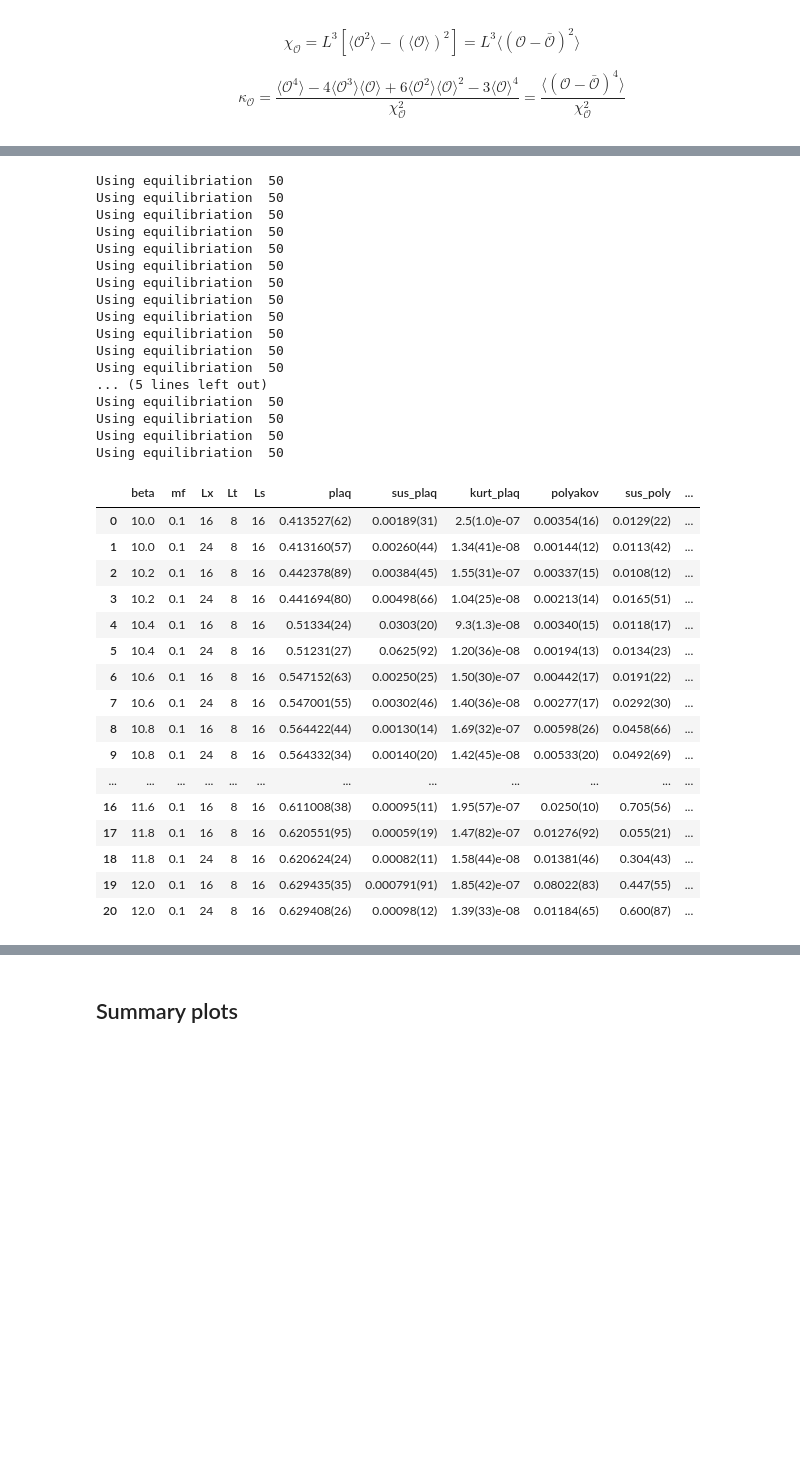
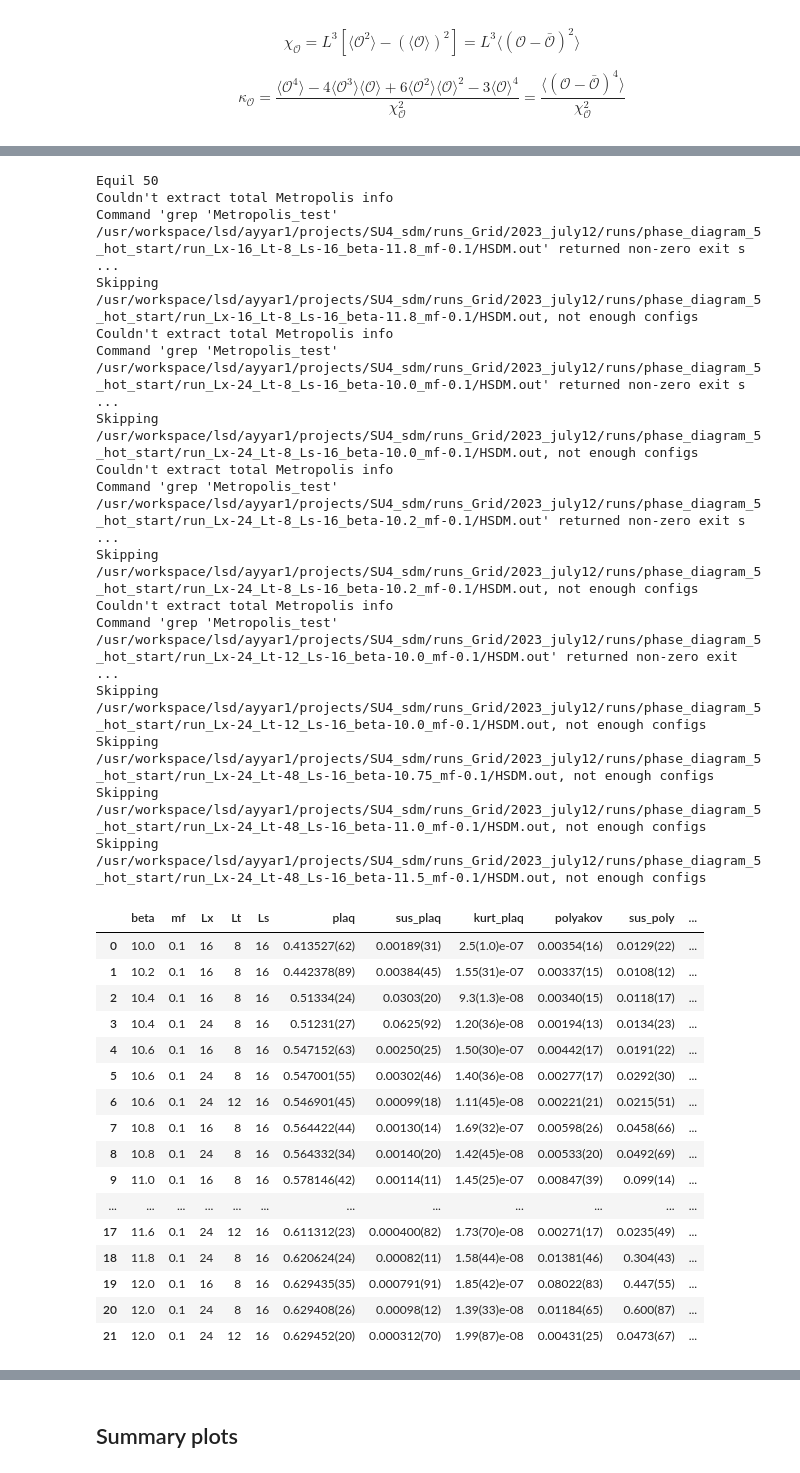
Before and after one commit to vmos1/su4_dm_grid_lsd, a Jupyter notebook: analysis/6b_HMC_compare_runs.ipynb, the cells around one changed output, grey strips where cells are left out. Drawn from its saved outputs; the diff is of its cells as text; code cells hidden in the pictures; blank space fills up the shorter version.

```diff
--- a/analysis/6b_HMC_compare_runs.ipynb
+++ b/analysis/6b_HMC_compare_runs.ipynb
@@ -207,8 +207,9 @@ def f_moments(y,L):
 
 def f_get_summary_data(df,L,dict1,equil=30):
     drop_idx=equil
-    print("Using equilibriation ", equil)
 
+    if df.shape[0]<=equil:
+        return dict1
 
     ## Plaquette
     y=df.Plaquette.values[drop_idx:]
@@ -279,6 +265,9 @@ top_dir='/usr/workspace/lsd/ayyar1/projects/SU4_sdm/runs_Grid/2023_july12/runs/p
 flist=glob.glob(top_dir+'run_Lx-%s_Lt-%s*'%(Lx,Lt))
 # print(flist)
 
+equil=50
+print("Equil",equil)
+
 for run_fldr in flist:
     fname=run_fldr+'/HSDM.out'
 #     print(fname)
@@ -290,68 +279,76 @@ for run_fldr in flist:
     # Read config file from folder
     input_dict=f_read_config(run_fldr+'/config.yaml')
 
-    df=f_parse_grid_data(fname)
+    try :
+        df=f_parse_grid_data(fname)
 #     display(df)
+    except Exception as e:
+        print(e,fname)
+        continue
+
+    if equil>=df.shape[0]:
+        print("Skipping %s, not enough configs"%(fname))
+        continue
 
     key='beta-%s_mf-%s_Lx-%s_Lt-%s'%(input_dict['beta'],input_dict['mf'],input_dict['Lx'],input_dict['Lt'])
 
     if input_dict['F_action'] =='Mobius_dwf': ## Add Ls in label for DWF
         key+='_Ls-%s'%(input_dict['dwf_Ls'])
 
     count=1
     while(key in data_dict.keys()): # If duplicate key, add suffix
         print("Key exists",key,fname)
         count+=1
         key=key+'_%s'%(count)
         if count>10: break
 
     data_dict[key]=df
 
     # Get summary data
     dict2={}
     for key in ['beta','mf','Lx','Lt']:   dict2[key]=input_dict[key]
     if input_dict['F_action'] =='Mobius_dwf': ## Add Ls in label for DWF
         dict2['Ls']=input_dict['dwf_Ls']
-    dict2=f_get_summary_data(df,input_dict['Lx'],dict2,50)
+    dict2=f_get_summary_data(df,input_dict['Lx'],dict2,equil)
 
     df_summary=pd.concat([df_summary,pd.DataFrame(dict2,index=[df_summary.shape[0]+1])])
 
+# Drop rows with no values
 df_summary=df_summary.sort_values(by=['beta','mf']).reset_index(drop=True)
 display(df_summary)
 # %% [output]
-Using equilibriation  50
-Using equilibriation  50
-Using equilibriation  50
-Using equilibriation  50
-Using equilibriation  50
-Using equilibriation  50
-Using equilibriation  50
-Using equilibriation  50
-Using equilibriation  50
-Using equilibriation  50
-Using equilibriation  50
-Using equilibriation  50
-... (5 lines left out)
-Using equilibriation  50
-Using equilibriation  50
-Using equilibriation  50
-Using equilibriation  50
+Equil 50
+Couldn't extract total Metropolis info
+Command 'grep 'Metropolis_test' /usr/workspace/lsd/ayyar1/projects/SU4_sdm/runs_Grid/2023_july12/runs/phase_diagram_5_hot_start/run_Lx-16_Lt-8_Ls-16_beta-11.8_mf-0.1/HSDM.out' returned non-zero exit s ...
+Skipping /usr/workspace/lsd/ayyar1/projects/SU4_sdm/runs_Grid/2023_july12/runs/phase_diagram_5_hot_start/run_Lx-16_Lt-8_Ls-16_beta-11.8_mf-0.1/HSDM.out, not enough configs
+Couldn't extract total Metropolis info
+Command 'grep 'Metropolis_test' /usr/workspace/lsd/ayyar1/projects/SU4_sdm/runs_Grid/2023_july12/runs/phase_diagram_5_hot_start/run_Lx-24_Lt-8_Ls-16_beta-10.0_mf-0.1/HSDM.out' returned non-zero exit s ...
+Skipping /usr/workspace/lsd/ayyar1/projects/SU4_sdm/runs_Grid/2023_july12/runs/phase_diagram_5_hot_start/run_Lx-24_Lt-8_Ls-16_beta-10.0_mf-0.1/HSDM.out, not enough configs
+Couldn't extract total Metropolis info
+Command 'grep 'Metropolis_test' /usr/workspace/lsd/ayyar1/projects/SU4_sdm/runs_Grid/2023_july12/runs/phase_diagram_5_hot_start/run_Lx-24_Lt-8_Ls-16_beta-10.2_mf-0.1/HSDM.out' returned non-zero exit s ...
+Skipping /usr/workspace/lsd/ayyar1/projects/SU4_sdm/runs_Grid/2023_july12/runs/phase_diagram_5_hot_start/run_Lx-24_Lt-8_Ls-16_beta-10.2_mf-0.1/HSDM.out, not enough configs
+Couldn't extract total Metropolis info
+Command 'grep 'Metropolis_test' /usr/workspace/lsd/ayyar1/projects/SU4_sdm/runs_Grid/2023_july12/runs/phase_diagram_5_hot_start/run_Lx-24_Lt-12_Ls-16_beta-10.0_mf-0.1/HSDM.out' returned non-zero exit  ...
+Skipping /usr/workspace/lsd/ayyar1/projects/SU4_sdm/runs_Grid/2023_july12/runs/phase_diagram_5_hot_start/run_Lx-24_Lt-12_Ls-16_beta-10.0_mf-0.1/HSDM.out, not enough configs
+Skipping /usr/workspace/lsd/ayyar1/projects/SU4_sdm/runs_Grid/2023_july12/runs/phase_diagram_5_hot_start/run_Lx-24_Lt-48_Ls-16_beta-10.75_mf-0.1/HSDM.out, not enough configs
+Skipping /usr/workspace/lsd/ayyar1/projects/SU4_sdm/runs_Grid/2023_july12/runs/phase_diagram_5_hot_start/run_Lx-24_Lt-48_Ls-16_beta-11.0_mf-0.1/HSDM.out, not enough configs
+Skipping /usr/workspace/lsd/ayyar1/projects/SU4_sdm/runs_Grid/2023_july12/runs/phase_diagram_5_hot_start/run_Lx-24_Lt-48_Ls-16_beta-11.5_mf-0.1/HSDM.out, not enough configs
 |  | beta | mf | Lx | Lt | Ls | plaq | sus_plaq | kurt_plaq | polyakov | sus_poly | ... |
 | 0 | 10.0 | 0.1 | 16 | 8 | 16 | 0.413527(62) | 0.00189(31) | 2.5(1.0)e-07 | 0.00354(16) | 0.0129(22) | ... |
-| 1 | 10.0 | 0.1 | 24 | 8 | 16 | 0.413160(57) | 0.00260(44) | 1.34(41)e-08 | 0.00144(12) | 0.0113(42) | ... |
-| 2 | 10.2 | 0.1 | 16 | 8 | 16 | 0.442378(89) | 0.00384(45) | 1.55(31)e-07 | 0.00337(15) | 0.0108(12) | ... |
-| 3 | 10.2 | 0.1 | 24 | 8 | 16 | 0.441694(80) | 0.00498(66) | 1.04(25)e-08 | 0.00213(14) | 0.0165(51) | ... |
-| 4 | 10.4 | 0.1 | 16 | 8 | 16 | 0.51334(24) | 0.0303(20) | 9.3(1.3)e-08 | 0.00340(15) | 0.0118(17) | ... |
-| 5 | 10.4 | 0.1 | 24 | 8 | 16 | 0.51231(27) | 0.0625(92) | 1.20(36)e-08 | 0.00194(13) | 0.0134(23) | ... |
-| 6 | 10.6 | 0.1 | 16 | 8 | 16 | 0.547152(63) | 0.00250(25) | 1.50(30)e-07 | 0.00442(17) | 0.0191(22) | ... |
-| 7 | 10.6 | 0.1 | 24 | 8 | 16 | 0.547001(55) | 0.00302(46) | 1.40(36)e-08 | 0.00277(17) | 0.0292(30) | ... |
-| 8 | 10.8 | 0.1 | 16 | 8 | 16 | 0.564422(44) | 0.00130(14) | 1.69(32)e-07 | 0.00598(26) | 0.0458(66) | ... |
-| 9 | 10.8 | 0.1 | 24 | 8 | 16 | 0.564332(34) | 0.00140(20) | 1.42(45)e-08 | 0.00533(20) | 0.0492(69) | ... |
+| 1 | 10.2 | 0.1 | 16 | 8 | 16 | 0.442378(89) | 0.00384(45) | 1.55(31)e-07 | 0.00337(15) | 0.0108(12) | ... |
+| 2 | 10.4 | 0.1 | 16 | 8 | 16 | 0.51334(24) | 0.0303(20) | 9.3(1.3)e-08 | 0.00340(15) | 0.0118(17) | ... |
+| 3 | 10.4 | 0.1 | 24 | 8 | 16 | 0.51231(27) | 0.0625(92) | 1.20(36)e-08 | 0.00194(13) | 0.0134(23) | ... |
+| 4 | 10.6 | 0.1 | 16 | 8 | 16 | 0.547152(63) | 0.00250(25) | 1.50(30)e-07 | 0.00442(17) | 0.0191(22) | ... |
+| 5 | 10.6 | 0.1 | 24 | 8 | 16 | 0.547001(55) | 0.00302(46) | 1.40(36)e-08 | 0.00277(17) | 0.0292(30) | ... |
+| 6 | 10.6 | 0.1 | 24 | 12 | 16 | 0.546901(45) | 0.00099(18) | 1.11(45)e-08 | 0.00221(21) | 0.0215(51) | ... |
+| 7 | 10.8 | 0.1 | 16 | 8 | 16 | 0.564422(44) | 0.00130(14) | 1.69(32)e-07 | 0.00598(26) | 0.0458(66) | ... |
+| 8 | 10.8 | 0.1 | 24 | 8 | 16 | 0.564332(34) | 0.00140(20) | 1.42(45)e-08 | 0.00533(20) | 0.0492(69) | ... |
+| 9 | 11.0 | 0.1 | 16 | 8 | 16 | 0.578146(42) | 0.00114(11) | 1.45(25)e-07 | 0.00847(39) | 0.099(14) | ... |
 | ... | ... | ... | ... | ... | ... | ... | ... | ... | ... | ... | ... |
-| 16 | 11.6 | 0.1 | 16 | 8 | 16 | 0.611008(38) | 0.00095(11) | 1.95(57)e-07 | 0.0250(10) | 0.705(56) | ... |
-| 17 | 11.8 | 0.1 | 16 | 8 | 16 | 0.620551(95) | 0.00059(19) | 1.47(82)e-07 | 0.01276(92) | 0.055(21) | ... |
+| 17 | 11.6 | 0.1 | 24 | 12 | 16 | 0.611312(23) | 0.000400(82) | 1.73(70)e-08 | 0.00271(17) | 0.0235(49) | ... |
 | 18 | 11.8 | 0.1 | 24 | 8 | 16 | 0.620624(24) | 0.00082(11) | 1.58(44)e-08 | 0.01381(46) | 0.304(43) | ... |
 | 19 | 12.0 | 0.1 | 16 | 8 | 16 | 0.629435(35) | 0.000791(91) | 1.85(42)e-07 | 0.08022(83) | 0.447(55) | ... |
 | 20 | 12.0 | 0.1 | 24 | 8 | 16 | 0.629408(26) | 0.00098(12) | 1.39(33)e-08 | 0.01184(65) | 0.600(87) | ... |
+| 21 | 12.0 | 0.1 | 24 | 12 | 16 | 0.629452(20) | 0.000312(70) | 1.99(87)e-08 | 0.00431(25) | 0.0473(67) | ... |
 # %%
 # df_summary[df_summary.beta==10.8]
```
Also changed, not shown: parts of 22 cells of this notebook, 3 other files.
